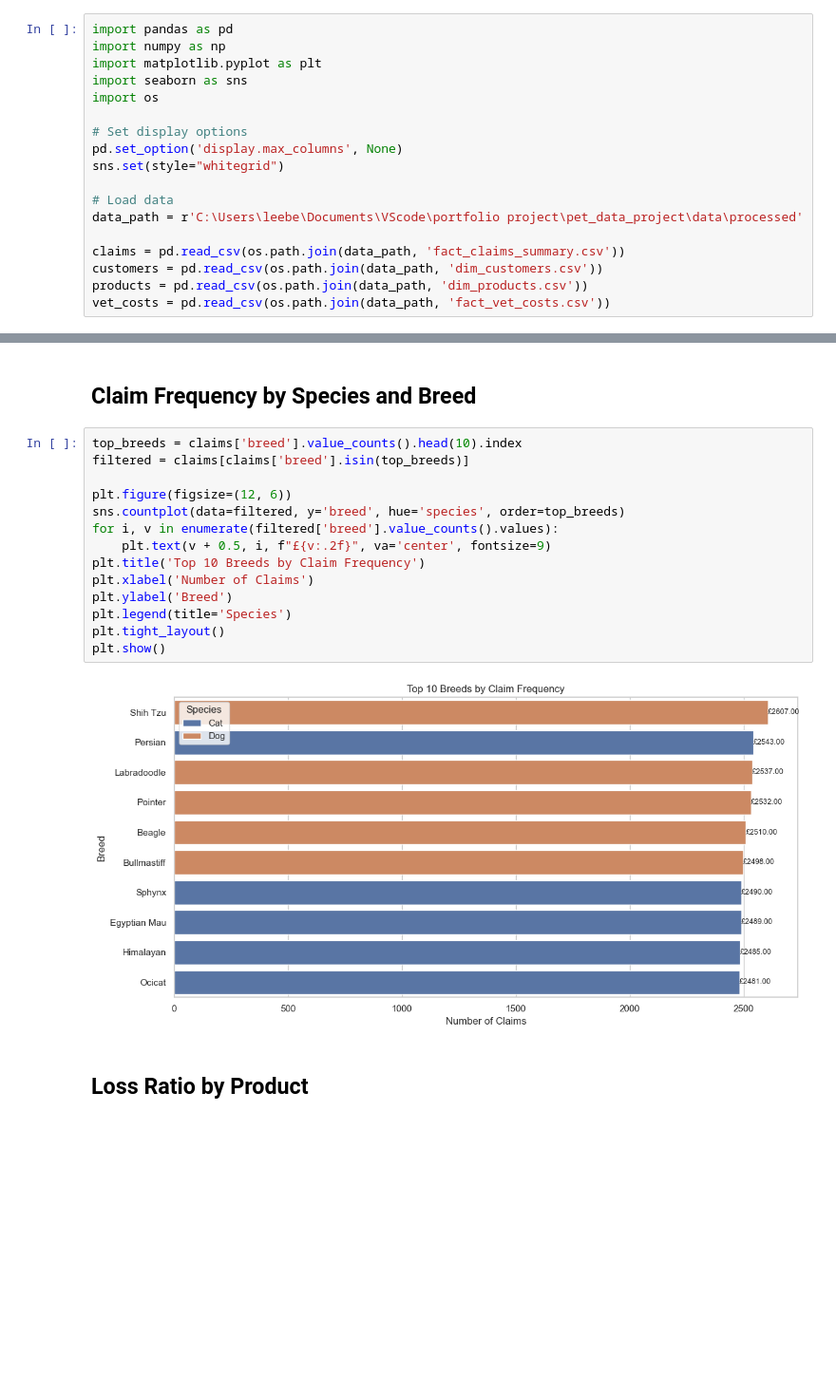
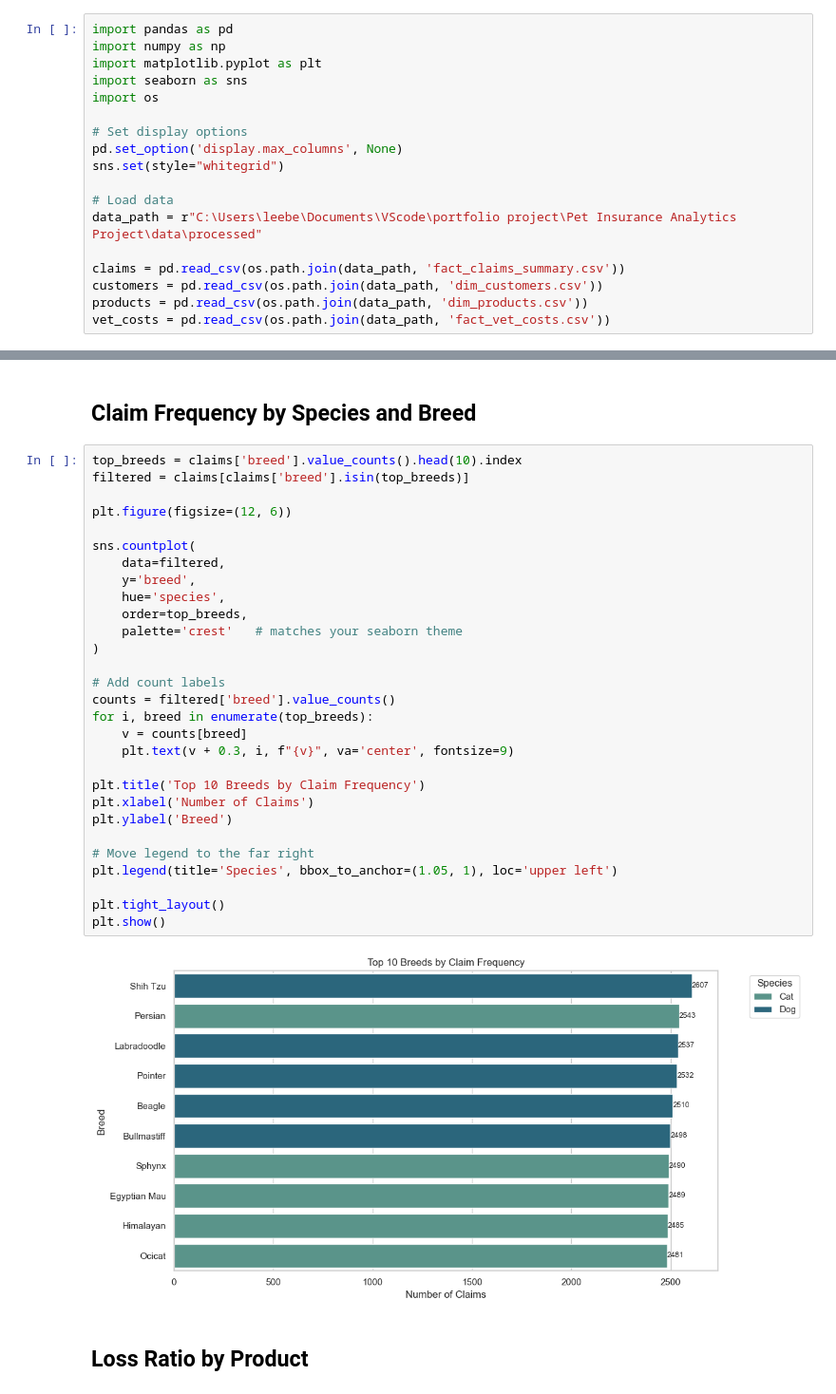
Before and after one commit to lee-grover-92/Professional-Portfolio, a Jupyter notebook: Pet Insurance Analytics Project/notebooks/exploratory_analysis.ipynb, the cells around one changed output, grey strips where cells are left out. Shown at 95% size. Cells and saved outputs as stored; diff of their text form; blank space fills up the shorter version.

```diff
--- a/Pet Insurance Analytics Project/notebooks/exploratory_analysis.ipynb
+++ b/Pet Insurance Analytics Project/notebooks/exploratory_analysis.ipynb
@@ -12,7 +12,7 @@ pd.set_option('display.max_columns', None)
 sns.set(style="whitegrid")
 
 # Load data
-data_path = r'C:\Users\leebe\Documents\VScode\portfolio project\pet_data_project\data\processed'
+data_path = r"C:\Users\leebe\Documents\VScode\portfolio project\Pet Insurance Analytics Project\data\processed"
 
 claims = pd.read_csv(os.path.join(data_path, 'fact_claims_summary.csv'))
 customers = pd.read_csv(os.path.join(data_path, 'dim_customers.csv'))
@@ -314,19 +425,34 @@ This view helps compare how different products behave financially, and which one
 # %%
 top_breeds = claims['breed'].value_counts().head(10).index
 filtered = claims[claims['breed'].isin(top_breeds)]
 
 plt.figure(figsize=(12, 6))
-sns.countplot(data=filtered, y='breed', hue='species', order=top_breeds)
-for i, v in enumerate(filtered['breed'].value_counts().values):
-    plt.text(v + 0.5, i, f"£{v:.2f}", va='center', fontsize=9)
+
+sns.countplot(
+    data=filtered,
+    y='breed',
+    hue='species',
+    order=top_breeds,
+    palette='crest'   # matches your seaborn theme
+)
+
+# Add count labels
+counts = filtered['breed'].value_counts()
+for i, breed in enumerate(top_breeds):
+    v = counts[breed]
+    plt.text(v + 0.3, i, f"{v}", va='center', fontsize=9)
+
 plt.title('Top 10 Breeds by Claim Frequency')
 plt.xlabel('Number of Claims')
 plt.ylabel('Breed')
-plt.legend(title='Species')
+
+# Move legend to the far right
+plt.legend(title='Species', bbox_to_anchor=(1.05, 1), loc='upper left')
+
 plt.tight_layout()
 plt.show()
 # %% [output]
-[figure, old version]
+[figure, new version]
 # %% [markdown]
 ## Loss Ratio by Product
 # %%
```
Also changed, not shown: parts of 17 cells of this notebook.
